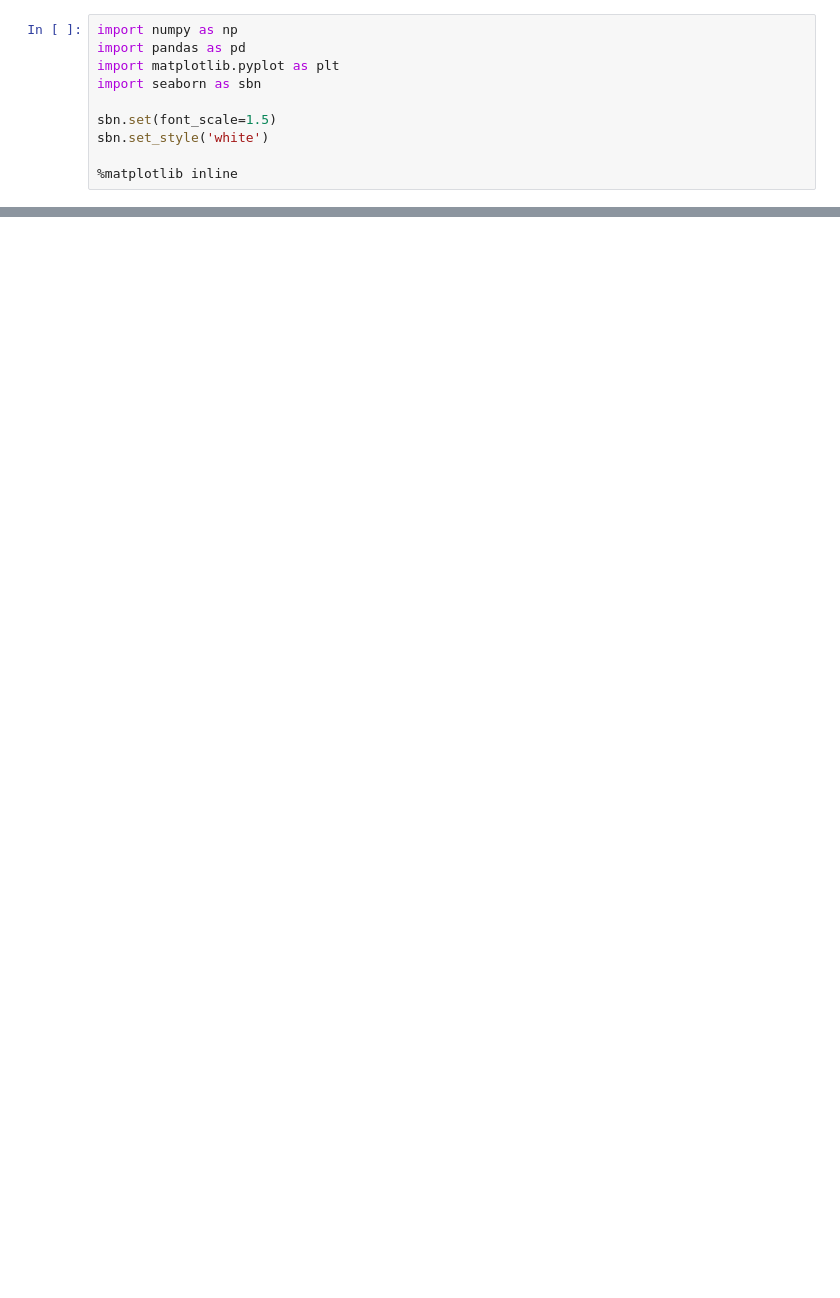
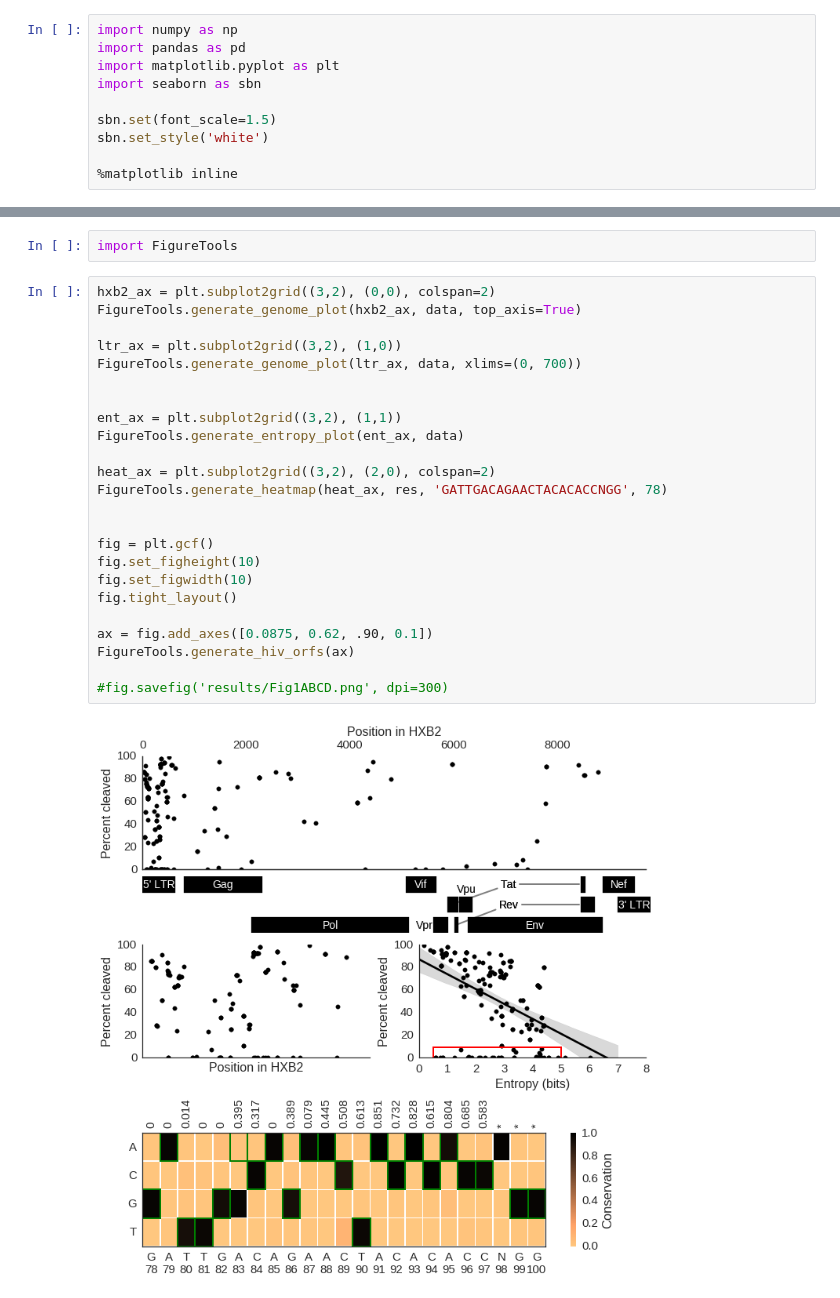
Before and after one commit to DamLabResources/hiv-crispr-review, a Jupyter notebook: VisualizeResults.ipynb, the cells around one changed output, grey strips where cells are left out. Cells and saved outputs as stored; diff of their text form; blank space fills up the shorter version.

Commit message:
reformatting visualization scripts

```diff
--- a/VisualizeResults.ipynb
+++ b/VisualizeResults.ipynb
@@ -284,0 +47,28 @@ fig.savefig('../papers/Sullivan-2017-NatBiotech/Fig1ABCD_alt.png', dpi=300)
+# %%
+import FigureTools
+# %%
+hxb2_ax = plt.subplot2grid((3,2), (0,0), colspan=2)
+FigureTools.generate_genome_plot(hxb2_ax, data, top_axis=True)
+
+ltr_ax = plt.subplot2grid((3,2), (1,0))
+FigureTools.generate_genome_plot(ltr_ax, data, xlims=(0, 700))
+
+
+ent_ax = plt.subplot2grid((3,2), (1,1))
+FigureTools.generate_entropy_plot(ent_ax, data)
+
+heat_ax = plt.subplot2grid((3,2), (2,0), colspan=2)
+FigureTools.generate_heatmap(heat_ax, res, 'GATTGACAGAACTACACACCNGG', 78)
+
+
+fig = plt.gcf()
+fig.set_figheight(10)
+fig.set_figwidth(10)
+fig.tight_layout()
+
+ax = fig.add_axes([0.0875, 0.62, .90, 0.1])
+FigureTools.generate_hiv_orfs(ax)
+
+#fig.savefig('results/Fig1ABCD.png', dpi=300)
+# %% [output]
+[figure, added]
```
Also changed, not shown: parts of 10 cells of this notebook, 7 other files.
